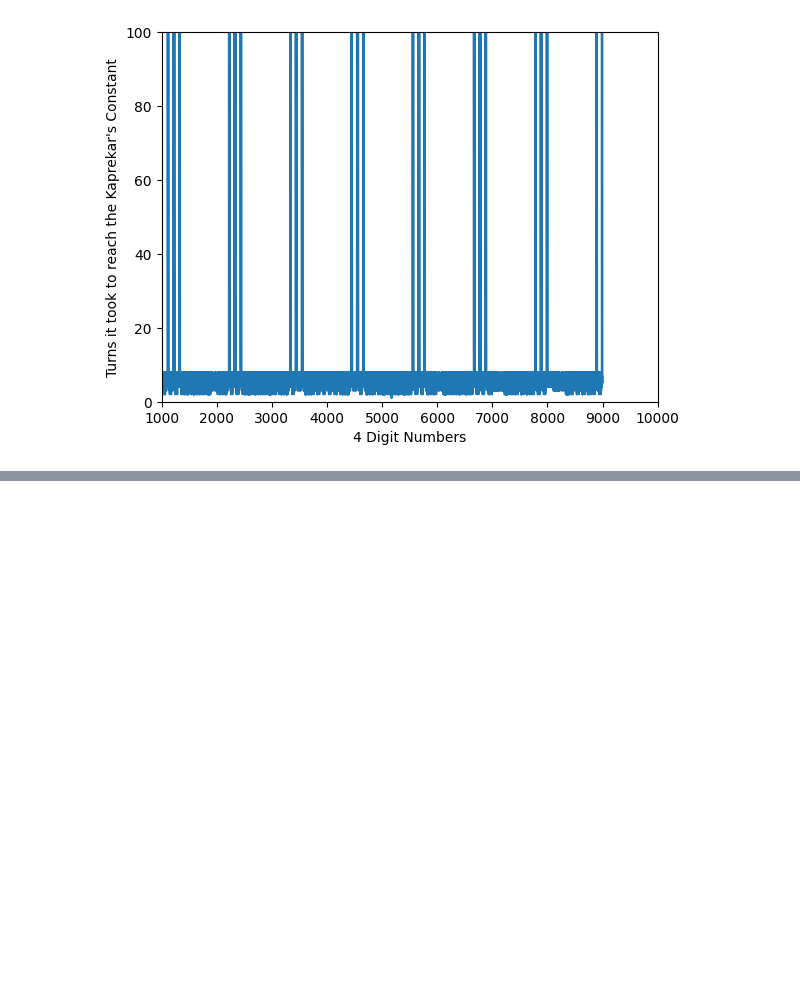
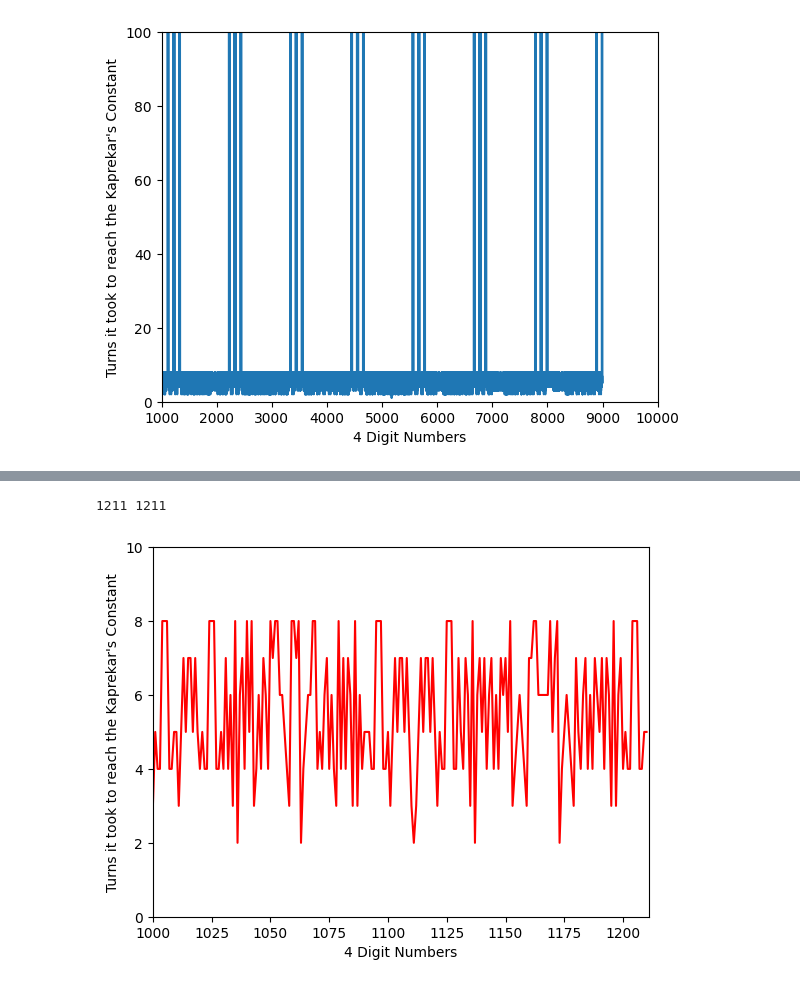
Before and after one commit to Errorby-Night/Notes, a Jupyter notebook: KaprekarConstant/KaprekarTest.ipynb, the cells around one changed output, grey strips where cells are left out. Cells and saved outputs as stored; diff of their text form; code cells hidden in the pictures; blank space fills up the shorter version.

```diff
--- a/KaprekarConstant/KaprekarTest.ipynb
+++ b/KaprekarConstant/KaprekarTest.ipynb
@@ -68,0 +72,29 @@ plotandstuff()
+# %%
+import matplotlib.pyplot as plt
+def plotandstuff(up, down):
+    x = [i for i in range(0, up)]
+    y = [a for a in range(down)]
+    for i in range(up, down):
+        num = i
+        c = 1
+        while num != 6174:
+            num = kaps(num)
+            c = c+1
+            if num == 0:
+                #print(i)
+                break
+        x.append(c)
+    #print(x)
+    #nx = np.array(x)
+    #ny = np.array(y)
+    #print(len(x), len(y))
+    plt.plot(x, 'r')
+    plt.xlim([up, down])
+    plt.ylim([0, 10])
+    plt.xlabel("4 Digit Numbers")
+    plt.ylabel("Turns it took to reach the Kaprekar's Constant")
+    plt.show()
+plotandstuff(1000, 1211)
+# %% [output]
+1211 1211
+[figure, added]
```
Also changed, not shown: parts of 1 cell of this notebook.
